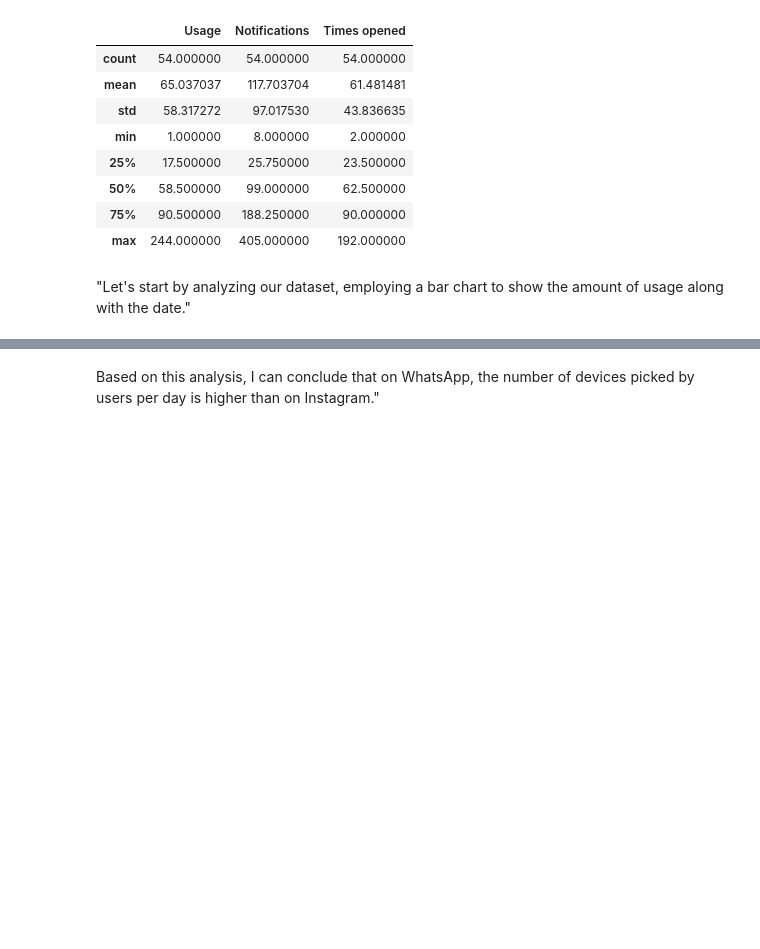
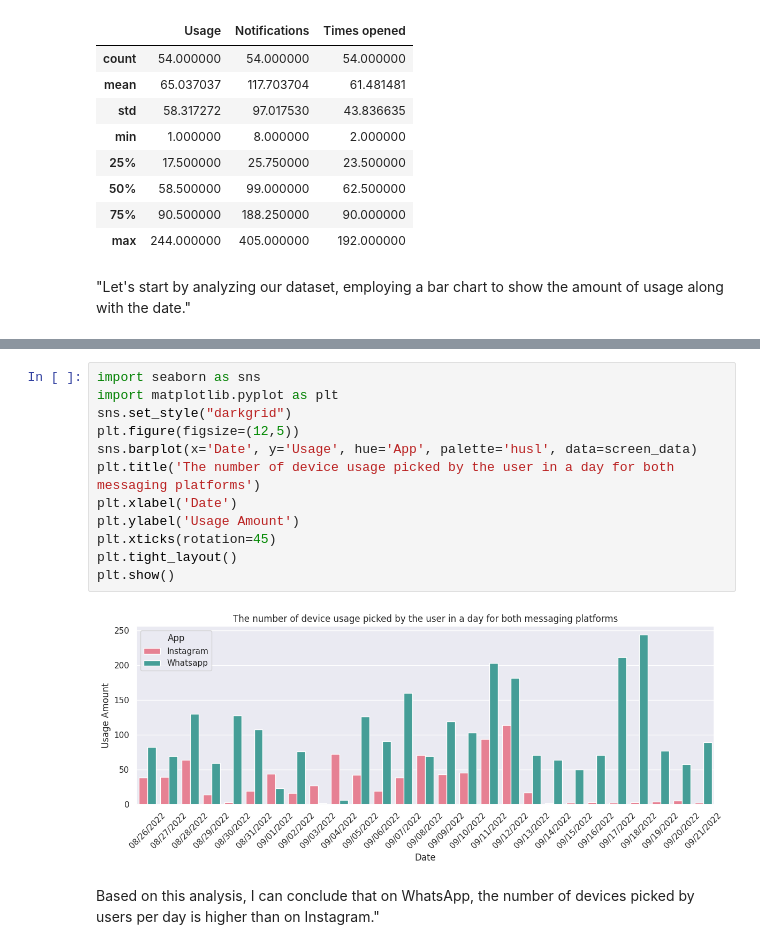
Before and after one commit to budding-tech-savvy/Screen_time_analysis-, a Jupyter notebook: Screen_time_analysis.ipynb, the cells around one changed output, grey strips where cells are left out. Drawn from its saved outputs; the diff is of its cells as text; blank space fills up the shorter version.

```diff
--- a/Screen_time_analysis.ipynb
+++ b/Screen_time_analysis.ipynb
@@ -74,2 +64,16 @@ figure.show()
+# %%
+import seaborn as sns
+import matplotlib.pyplot as plt
+sns.set_style("darkgrid")
+plt.figure(figsize=(12,5))
+sns.barplot(x='Date', y='Usage', hue='App', palette='husl', data=screen_data)
+plt.title('The number of device usage picked by the user in a day for both messaging platforms')
+plt.xlabel('Date')
+plt.ylabel('Usage Amount')
+plt.xticks(rotation=45)
+plt.tight_layout()
+plt.show()
+# %% [output]
+[figure, added]
 # %% [markdown]
 Based on this analysis, I can conclude that on WhatsApp, the number of devices picked by users per day is higher than on Instagram."
```
Also changed, not shown: parts of 1 cell of this notebook.
